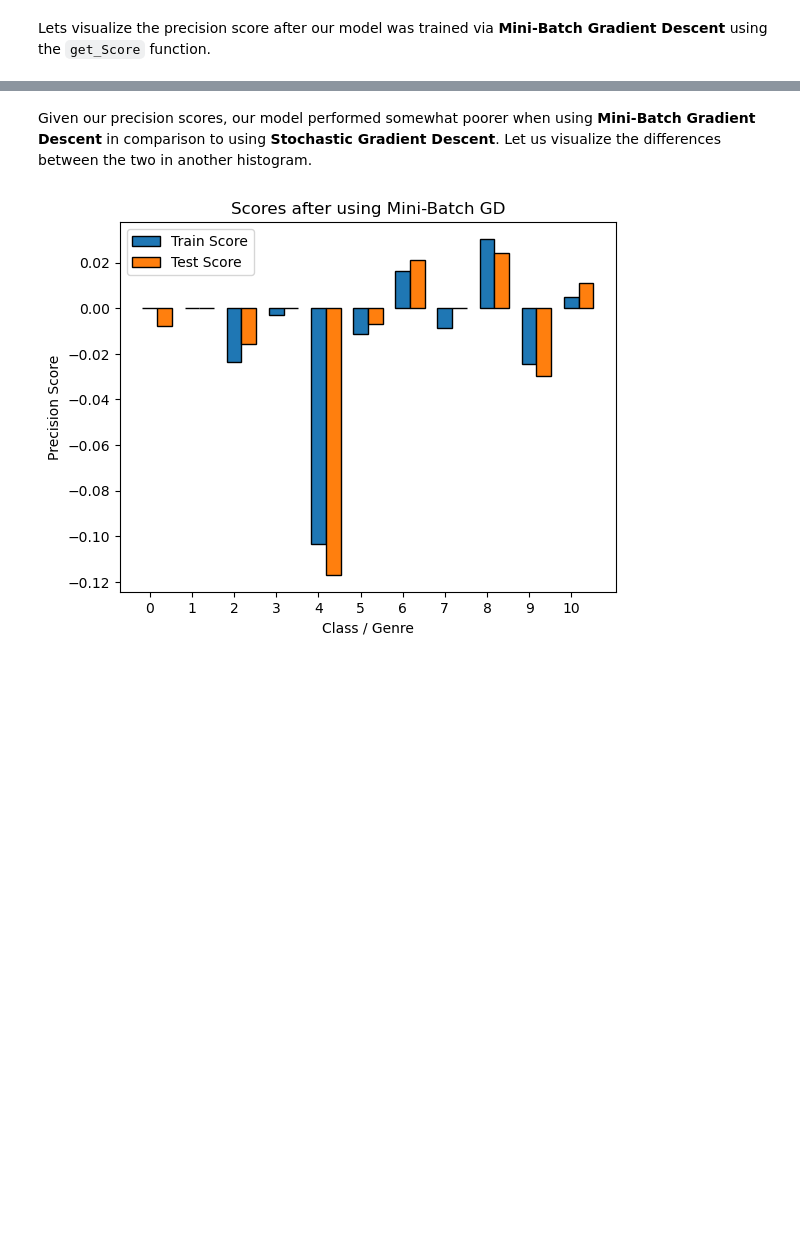
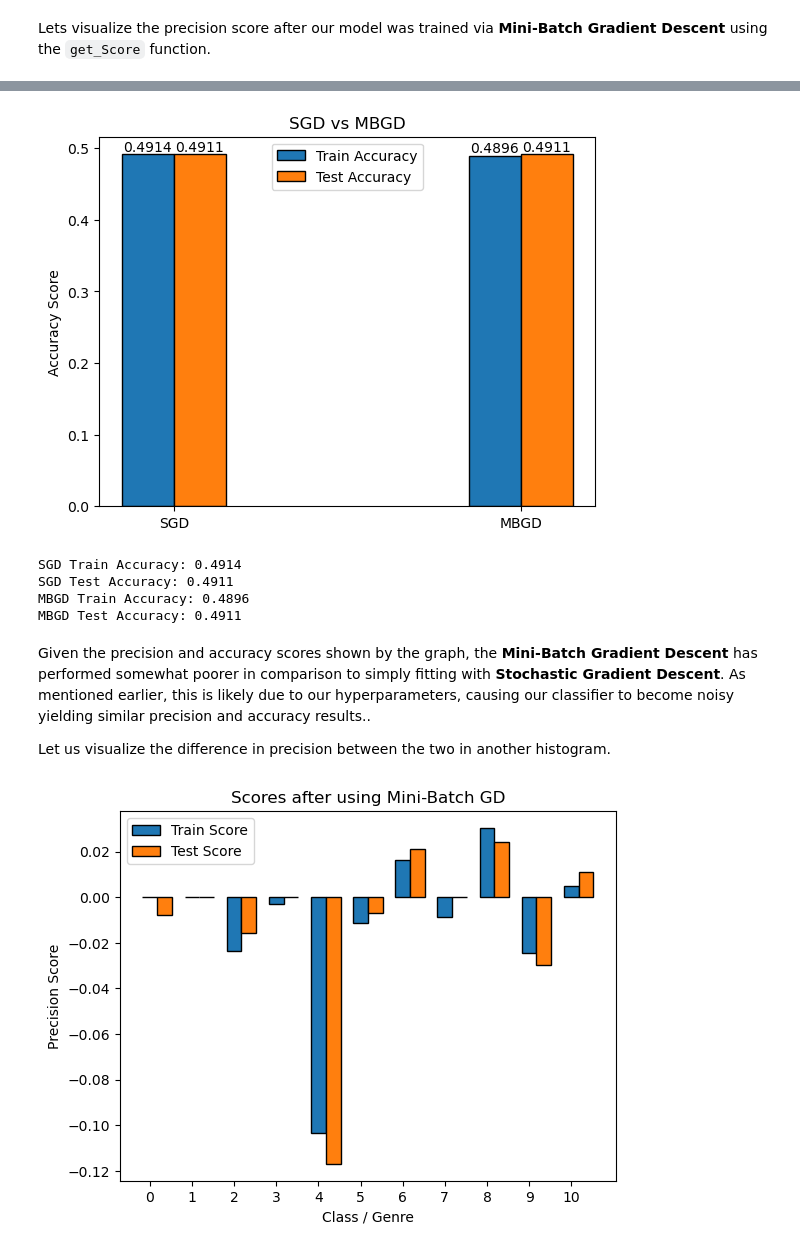
Before and after one commit to CharlesO55/MACHLRN-MP-Music, a Jupyter notebook: 4 Logistic Regression.ipynb, the cells around one changed output, grey strips where cells are left out. Saved outputs shown, nothing was run; the diff lists cells and outputs as text; code cells hidden in the pictures; blank space fills up the shorter version.

```diff
--- a/4 Logistic Regression.ipynb
+++ b/4 Logistic Regression.ipynb
@@ -101,0 +95,33 @@ def plot_learning_curves(estimator, X, y):
+# %%
+def compare_Accuracies(accuracy1, accuracy2, labels=('Model 1', 'Model 2'), title='Accuracy Comparison'):
+    #Determines the width of each bar in the graph
+    width = 0.15
+
+    # X-axis positions for the accuracies
+    br1 = np.arange(2)  # Positions for accuracy1 (Model 1)
+    br2 = [x + width for x in br1]  # Positions for accuracy2 (Model 2)
+
+    # Create a histogram to visualize the accuracy scores for the models
+    bar1 = plt.bar(br1, [accuracy1[0], accuracy2[0]], width=width, edgecolor='black', label='Train Accuracy')
+    bar2 = plt.bar(br2, [accuracy1[1], accuracy2[1]], width=width, edgecolor='black', label='Test Accuracy')
+
+    plt.title(title)
+    plt.ylabel('Accuracy Score')
+
+    # Show labels on the x-axis
+    plt.xticks([r + width / 2 for r in range(2)], labels)
+
+    # Add accuracy values on top of each bar
+    for bar in bar1 + bar2:
+        yval = bar.get_height()
+        plt.text(bar.get_x() + bar.get_width() / 2.0, yval, f'{yval:.4f}', va='bottom', ha='center')
+
+    # Adjust legend position to the upper center
+    plt.legend(loc='upper center')
+    plt.show()
+
+    # Print the overall accuracy scores for both models
+    print(f"{labels[0]} Train Accuracy: {accuracy1[0]:.4f}")
+    print(f"{labels[0]} Test Accuracy: {accuracy1[1]:.4f}")
+    print(f"{labels[1]} Train Accuracy: {accuracy2[0]:.4f}")
+    print(f"{labels[1]} Test Accuracy: {accuracy2[1]:.4f}")
@@ -249,3 +301,5 @@ scores_SGD = get_Score(SGDModel, X_train, X_test, y_train, y_test)
 [figure]
 Train Avg Precision : 0.5057
 Test Avg Precision : 0.5101
+# %%
+accuracy_SGD = get_Accuracy(SGDModel, X_train, X_test, y_train, y_test)
@@ -330,5 +387,16 @@ Test Avg Precision : 0.4992
+# %%
+accuracy_MBGD = get_Accuracy(MBGDModel, X_train, X_test, y_train, y_test, verbose = 0)
+compare_Accuracies(accuracy_SGD, accuracy_MBGD, labels=('SGD', 'MBGD'), title='SGD vs MBGD')
+# %% [output]
+[figure, added]
+SGD Train Accuracy: 0.4914
+SGD Test Accuracy: 0.4911
+MBGD Train Accuracy: 0.4896
+MBGD Test Accuracy: 0.4911
 # %% [markdown]
-Given our precision scores, our model performed somewhat poorer when using **Mini-Batch Gradient Descent** in comparison to using **Stochastic Gradient Descent**. Let us visualize the differences between the two in another histogram.
+Given the precision and accuracy scores shown by the graph, the **Mini-Batch Gradient Descent** has performed somewhat poorer in comparison to simply fitting with **Stochastic Gradient Descent**. As mentioned earlier, this is likely due to our hyperparameters, causing our classifier to become noisy yielding similar precision and accuracy results..
+
+Let us visualize the difference in precision between the two in another histogram.
 # %%
 graph_Scores(np.array(scores_MBGD) - np.array(scores_SGD), 'Scores after using Mini-Batch GD')
 # %% [output]
```
Also changed, not shown: parts of 124 cells of this notebook.
